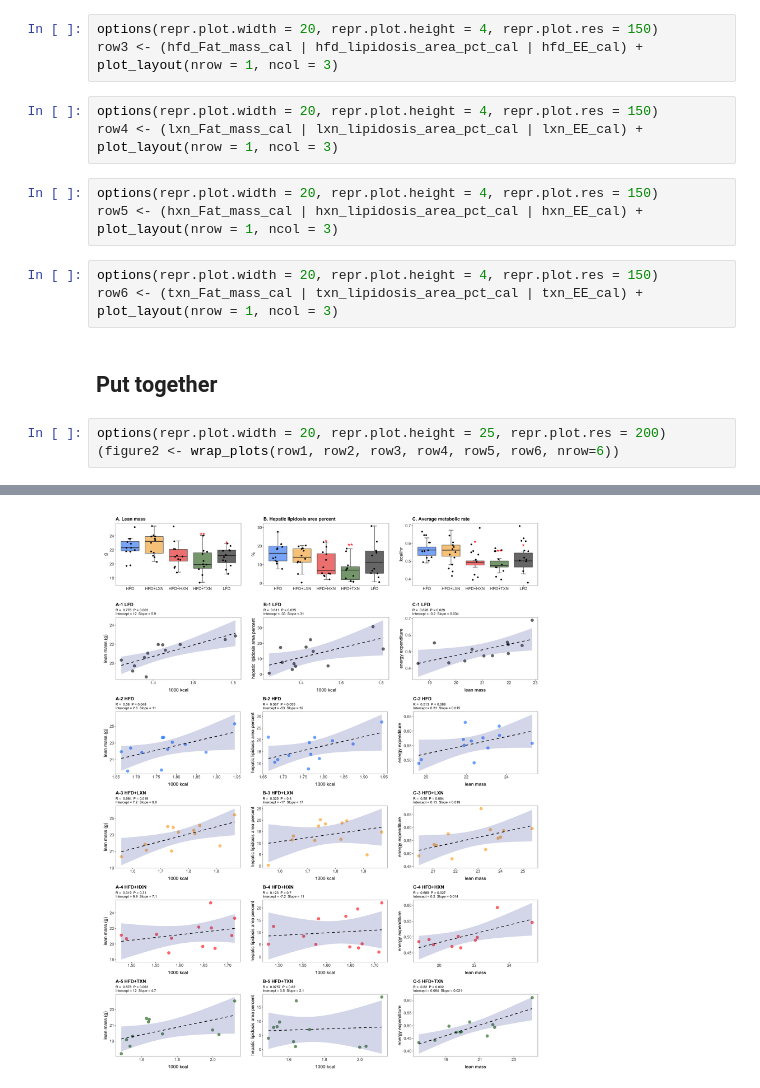
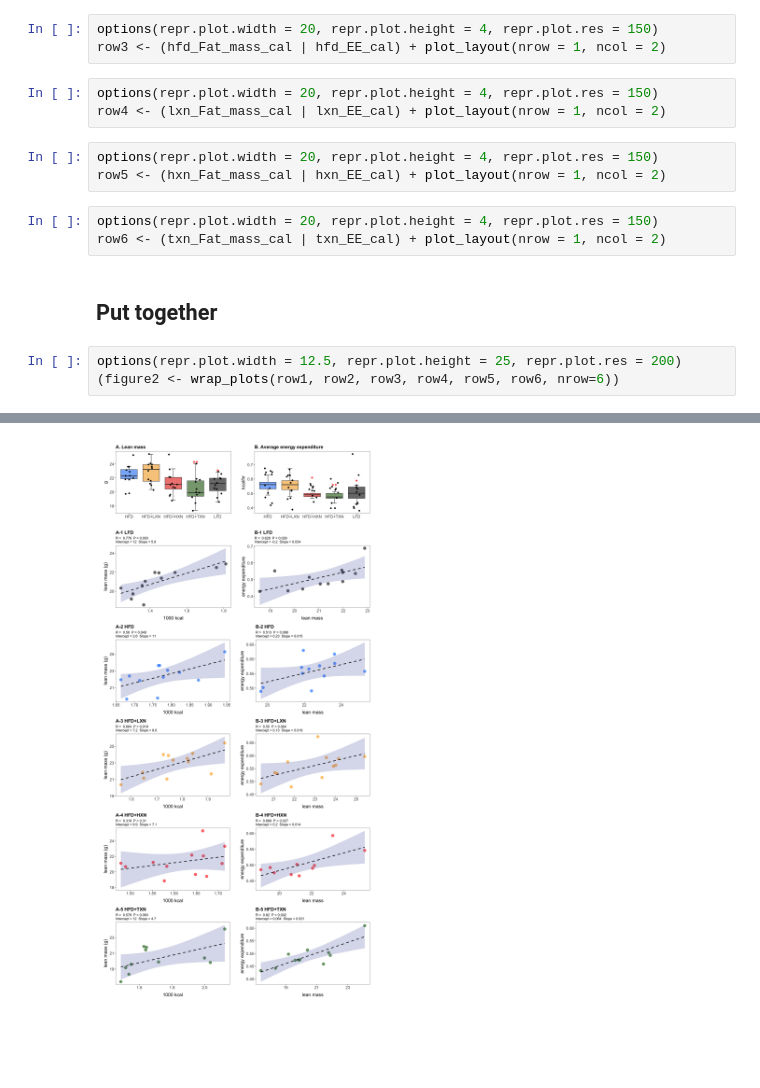
Before and after one commit to zhangyang2017/PPAR, a Jupyter notebook: manuscript/figures/figure02/figure2.ipynb, the cells around one changed output, grey strips where cells are left out. Cells and saved outputs as stored; diff of their text form; blank space fills up the shorter version.

```diff
--- a/manuscript/figures/figure02/figure2.ipynb
+++ b/manuscript/figures/figure02/figure2.ipynb
@@ -236,19 +536,19 @@ row2 <- (lfd_Fat_mass_cal | lfd_lipidosis_area_pct_cal | lfd_EE_cal) + plot_layo
 # %%
 options(repr.plot.width = 20, repr.plot.height = 4, repr.plot.res = 150)
-row3 <- (hfd_Fat_mass_cal | hfd_lipidosis_area_pct_cal | hfd_EE_cal) + plot_layout(nrow = 1, ncol = 3)
+row3 <- (hfd_Fat_mass_cal | hfd_EE_cal) + plot_layout(nrow = 1, ncol = 2)
 # %%
 options(repr.plot.width = 20, repr.plot.height = 4, repr.plot.res = 150)
-row4 <- (lxn_Fat_mass_cal | lxn_lipidosis_area_pct_cal | lxn_EE_cal) + plot_layout(nrow = 1, ncol = 3)
+row4 <- (lxn_Fat_mass_cal | lxn_EE_cal) + plot_layout(nrow = 1, ncol = 2)
 # %%
 options(repr.plot.width = 20, repr.plot.height = 4, repr.plot.res = 150)
-row5 <- (hxn_Fat_mass_cal | hxn_lipidosis_area_pct_cal | hxn_EE_cal) + plot_layout(nrow = 1, ncol = 3)
+row5 <- (hxn_Fat_mass_cal | hxn_EE_cal) + plot_layout(nrow = 1, ncol = 2)
 # %%
 options(repr.plot.width = 20, repr.plot.height = 4, repr.plot.res = 150)
-row6 <- (txn_Fat_mass_cal | txn_lipidosis_area_pct_cal | txn_EE_cal) + plot_layout(nrow = 1, ncol = 3)
+row6 <- (txn_Fat_mass_cal | txn_EE_cal) + plot_layout(nrow = 1, ncol = 2)
 # %% [markdown]
 ## Put together
 # %%
-options(repr.plot.width = 20, repr.plot.height = 25, repr.plot.res = 200)
+options(repr.plot.width = 12.5, repr.plot.height = 25, repr.plot.res = 200)
 (figure2 <- wrap_plots(row1, row2, row3, row4, row5, row6, nrow=6))
 # %% [output]
 Warning message:
@@ -267,6 +567,6 @@ Warning message:
 
 `geom_smooth()` using formula 'y ~ x'
 
 `geom_smooth()` using formula 'y ~ x'
-[figure, old version]
+[figure, new version]
 # %%
```
Also changed, not shown: parts of 67 cells of this notebook, 1 other file.
